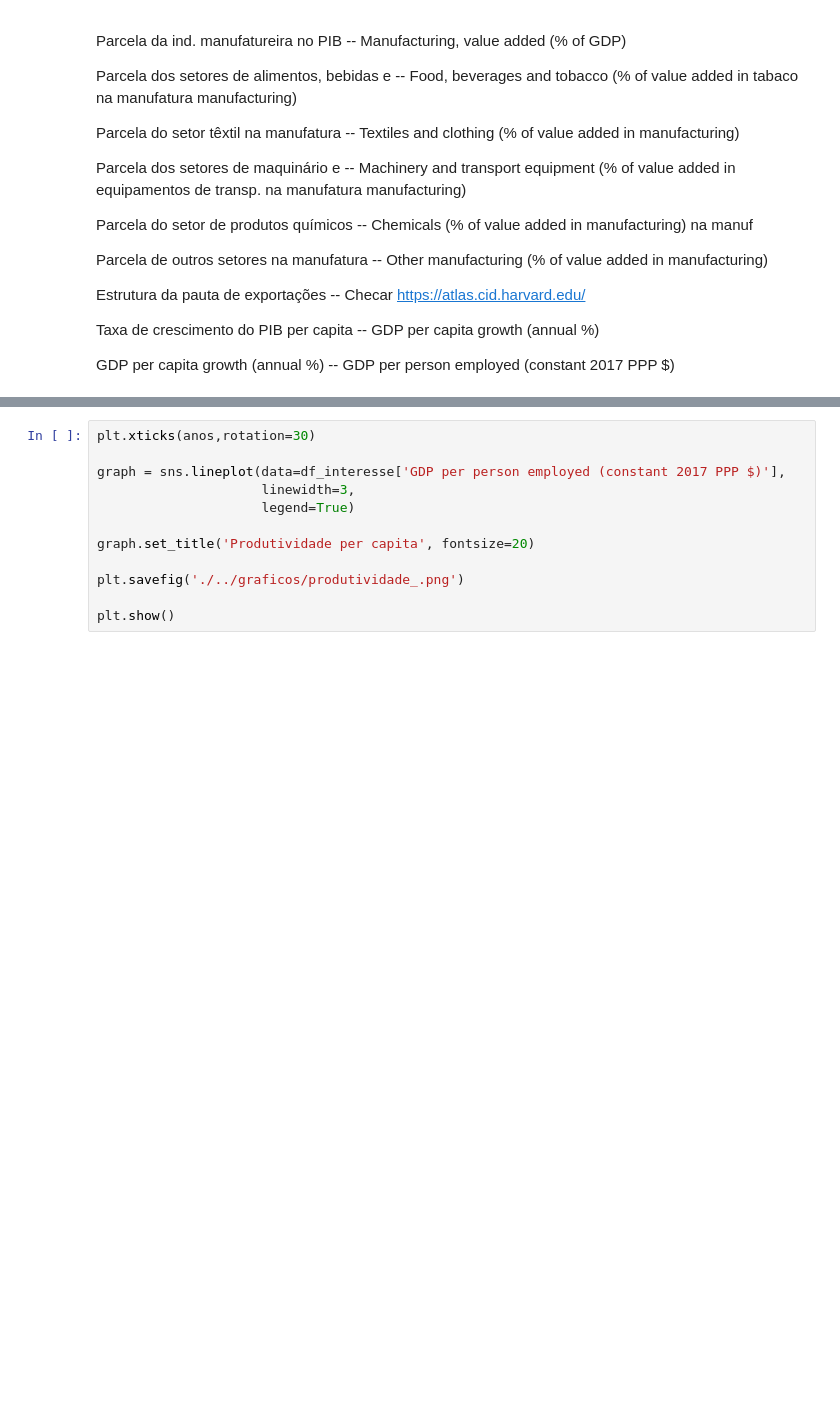
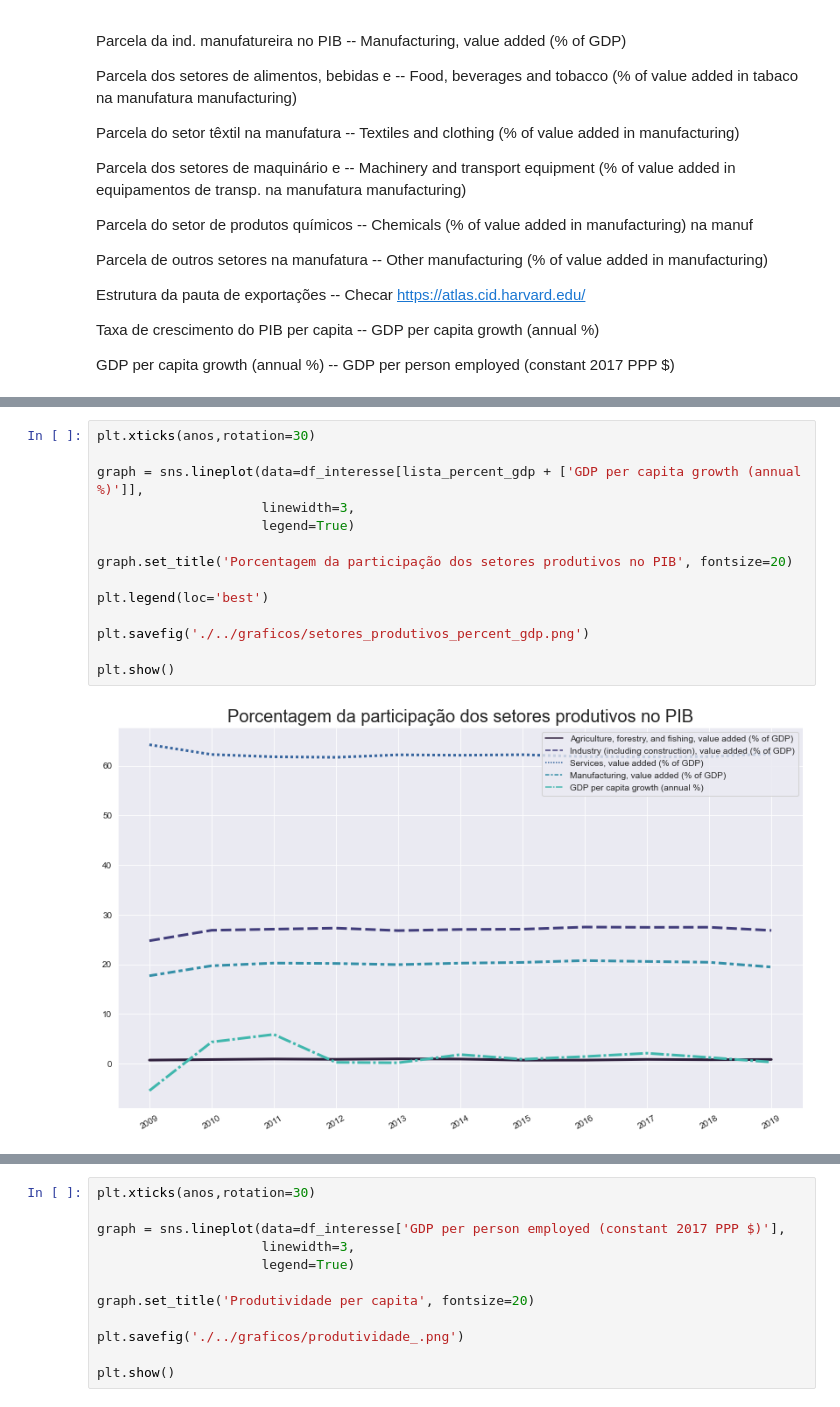
Before and after one commit to rmcnribeiro/T3_ECO-A, a Jupyter notebook: codigos/trabalho_3.ipynb, the cells around one changed output, grey strips where cells are left out. Saved outputs shown, nothing was run; the diff lists cells and outputs as text; blank space fills up the shorter version.

```diff
--- a/codigos/trabalho_3.ipynb
+++ b/codigos/trabalho_3.ipynb
@@ -221,3 +240,19 @@ GDP per capita growth (annual %)            -- GDP per person employed (constant
+# %%
+plt.xticks(anos,rotation=30)
+
+graph = sns.lineplot(data=df_interesse[lista_percent_gdp + ['GDP per capita growth (annual %)']],
+                     linewidth=3,
+                     legend=True)
+
+graph.set_title('Porcentagem da participação dos setores produtivos no PIB', fontsize=20)
+
+plt.legend(loc='best')
+
+plt.savefig('./../graficos/setores_produtivos_percent_gdp.png')
+
+plt.show()
+# %% [output]
+[figure, added]
 # %%
 plt.xticks(anos,rotation=30)
 
```
Also changed, not shown: parts of 4 cells of this notebook, 4 other files.
